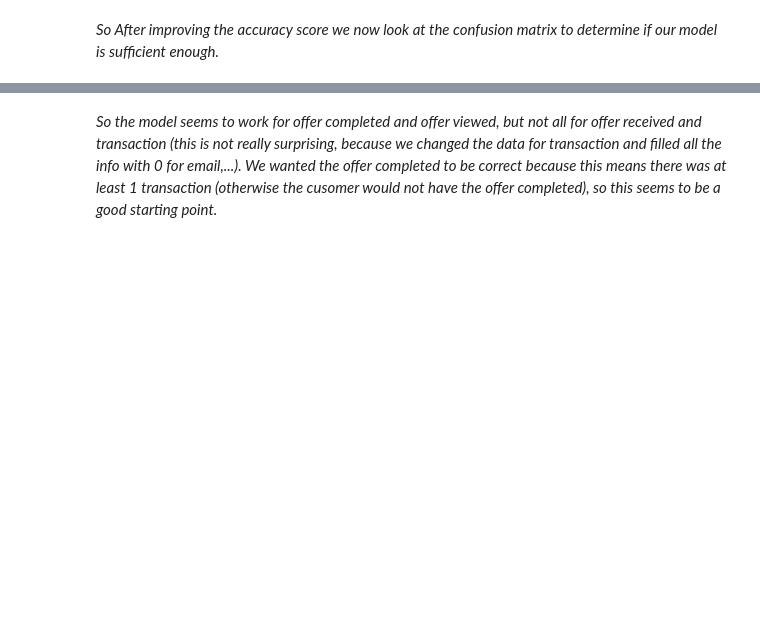
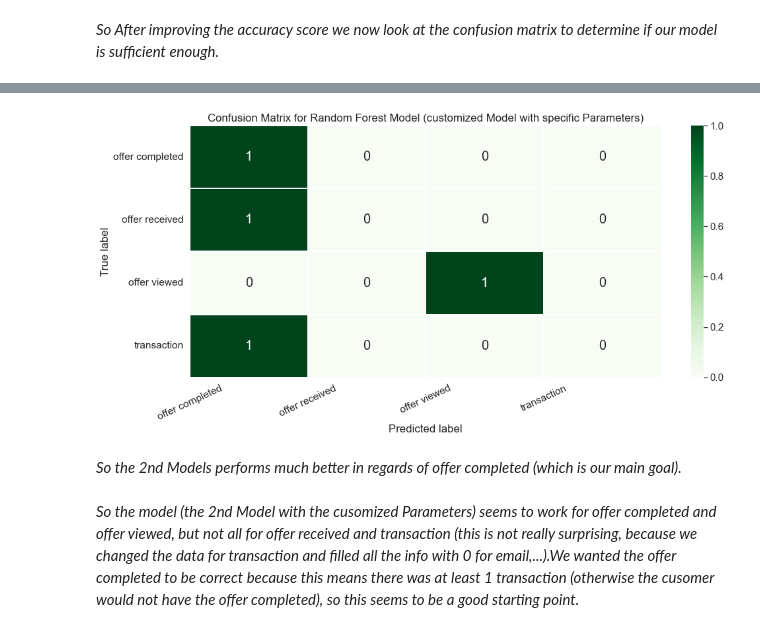
Before and after one commit to JulesJuwel/Starbucks-Capstone-Project, a Jupyter notebook: Starbucks_Capstone_notebook.ipynb, the cells around one changed output, grey strips where cells are left out. Drawn from its saved outputs; the diff is of its cells as text; code cells hidden in the pictures; blank space fills up the shorter version.

```diff
--- a/Starbucks_Capstone_notebook.ipynb
+++ b/Starbucks_Capstone_notebook.ipynb
@@ -868,2 +870,27 @@ plt.show()
+# %%
+# Get and reshape confusion matrix data
+matrix = confusion_matrix(y_test, y_2)
+matrix = matrix.astype('float') / matrix.sum(axis=1)[:, np.newaxis]
+
+# Build the plot
+plt.figure(figsize=(16,7))
+sb.set(font_scale=1.4)
+sb.heatmap(matrix, annot=True, annot_kws={'size':20},
+            cmap=plt.cm.Greens, linewidths=0.2)
+
+# Add labels to the plot
+class_names = ['offer completed', 'offer received', 'offer viewed', 'transaction']
+tick_marks = np.arange(len(class_names))
+tick_marks2 = tick_marks + 0.5
+plt.xticks(tick_marks, class_names, rotation=25)
+plt.yticks(tick_marks2, class_names, rotation=0)
+plt.xlabel('Predicted label')
+plt.ylabel('True label')
+plt.title('Confusion Matrix for Random Forest Model (customized Model with specific Parameters)')
+plt.show()
+# %% [output]
+[figure, added]
+# %% [markdown]
+*So the 2nd Models performs much better in regards of offer completed (which is our main goal).*
 # %% [markdown]
-*So the model seems to work for offer completed and offer viewed, but not all for offer received and transaction (this is not really surprising, because we changed the data for transaction and filled all the info with 0 for email,...). We wanted the offer completed to be correct because this means there was at least 1 transaction (otherwise the cusomer would not have the offer completed), so this seems to be a good starting point.*
+*So the model (the 2nd Model with the cusomized Parameters) seems to work for offer completed and offer viewed, but not all for offer received and transaction (this is not really surprising, because we changed the data for transaction and filled all the info with 0 for email,...).We wanted the offer completed to be correct because this means there was at least 1 transaction (otherwise the cusomer would not have the offer completed), so this seems to be a good starting point.*
```
Also changed, not shown: parts of 28 cells of this notebook.
